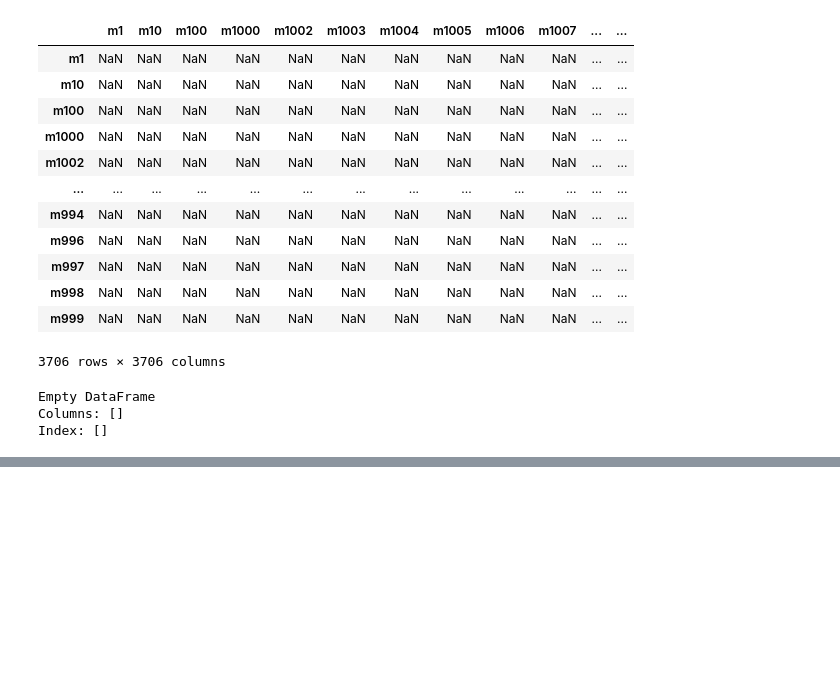
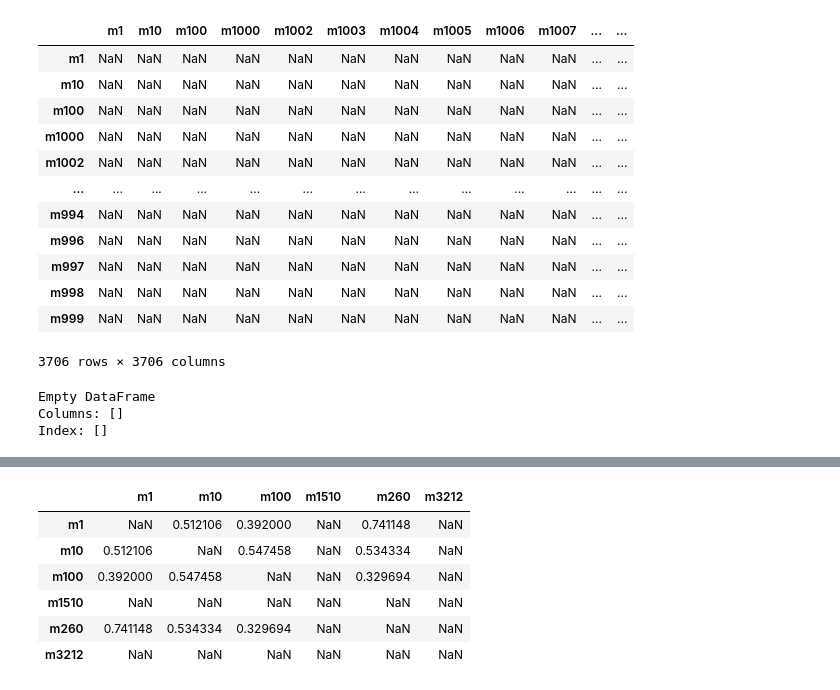
Before and after one commit to NealRyan/CS_598_Project_4-Movie_Recommender_System, a Jupyter notebook: System_II_Similarity_Matrix.ipynb, the cells around one changed output, grey strips where cells are left out. Cells and saved outputs as stored; diff of their text form; code cells hidden in the pictures; blank space fills up the shorter version.

```diff
--- a/System_II_Similarity_Matrix.ipynb
+++ b/System_II_Similarity_Matrix.ipynb
@@ -289,0 +308,12 @@ Index: []
+# %%
+movie_S_df = pd.DataFrame(movie_S, index=movie_IDs, columns=movie_IDs)
+# %%
+movie_S_df.loc[selected_movie_IDs, selected_movie_IDs]
+# %% [output]
+|  | m1 | m10 | m100 | m1510 | m260 | m3212 |
+| m1 | NaN | 0.512106 | 0.392000 | NaN | 0.741148 | NaN |
+| m10 | 0.512106 | NaN | 0.547458 | NaN | 0.534334 | NaN |
+| m100 | 0.392000 | 0.547458 | NaN | NaN | 0.329694 | NaN |
+| m1510 | NaN | NaN | NaN | NaN | NaN | NaN |
+| m260 | 0.741148 | 0.534334 | 0.329694 | NaN | NaN | NaN |
+| m3212 | NaN | NaN | NaN | NaN | NaN | NaN |
```
Also changed, not shown: parts of 8 cells of this notebook.
